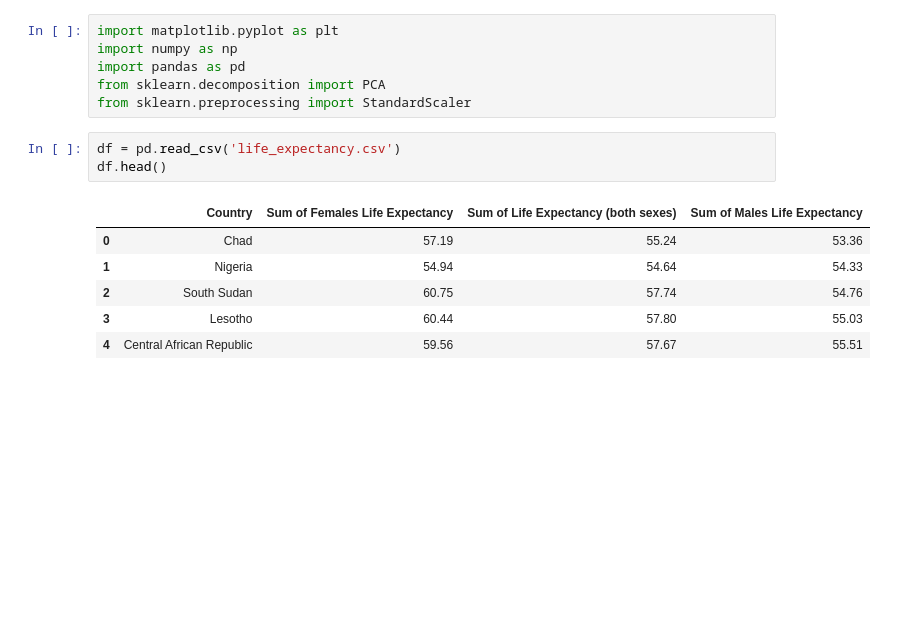
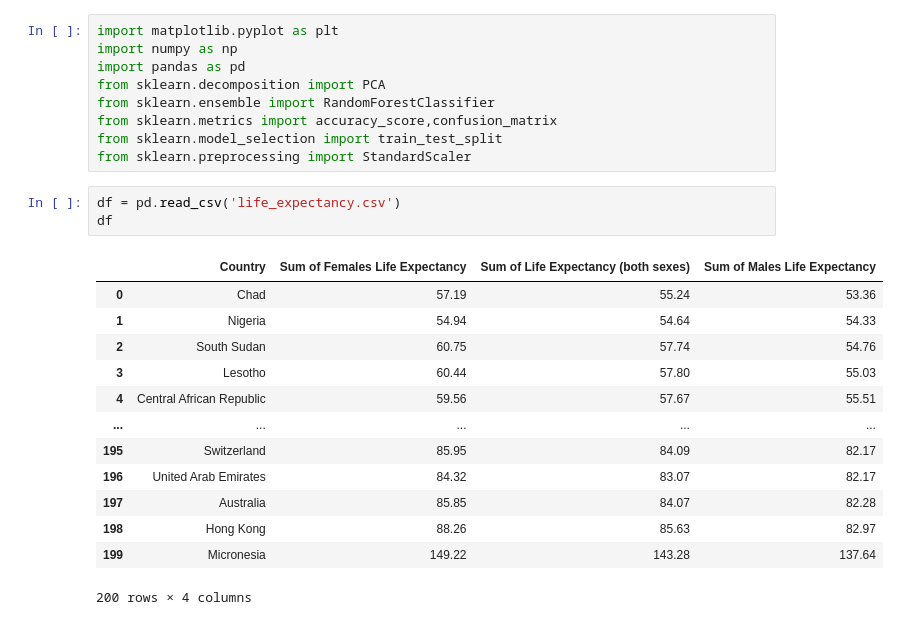
Before and after one commit to sinsinav505-cell/Machine-Learning, a Jupyter notebook: life.ipynb, the cells around one changed output. Cells and saved outputs as stored; diff of their text form; blank space fills up the shorter version.

```diff
--- a/life.ipynb
+++ b/life.ipynb
@@ -3,14 +3,24 @@ import matplotlib.pyplot as plt
 import numpy as np
 import pandas as pd
 from sklearn.decomposition import PCA
+from sklearn.ensemble import RandomForestClassifier
+from sklearn.metrics import accuracy_score,confusion_matrix
+from sklearn.model_selection import train_test_split
 from sklearn.preprocessing import StandardScaler
 # %%
 df = pd.read_csv('life_expectancy.csv')
-df.head()
+df
 # %% [output]
 |  | Country | Sum of Females Life Expectancy | Sum of Life Expectancy (both sexes) | Sum of Males Life Expectancy |
 | 0 | Chad | 57.19 | 55.24 | 53.36 |
 | 1 | Nigeria | 54.94 | 54.64 | 54.33 |
 | 2 | South Sudan | 60.75 | 57.74 | 54.76 |
 | 3 | Lesotho | 60.44 | 57.80 | 55.03 |
 | 4 | Central African Republic | 59.56 | 57.67 | 55.51 |
+| ... | ... | ... | ... | ... |
+| 195 | Switzerland | 85.95 | 84.09 | 82.17 |
+| 196 | United Arab Emirates | 84.32 | 83.07 | 82.17 |
+| 197 | Australia | 85.85 | 84.07 | 82.28 |
+| 198 | Hong Kong | 88.26 | 85.63 | 82.97 |
+| 199 | Micronesia | 149.22 | 143.28 | 137.64 |
+200 rows × 4 columns
```
Also changed, not shown: parts of 10 cells of this notebook, 3 other files.
